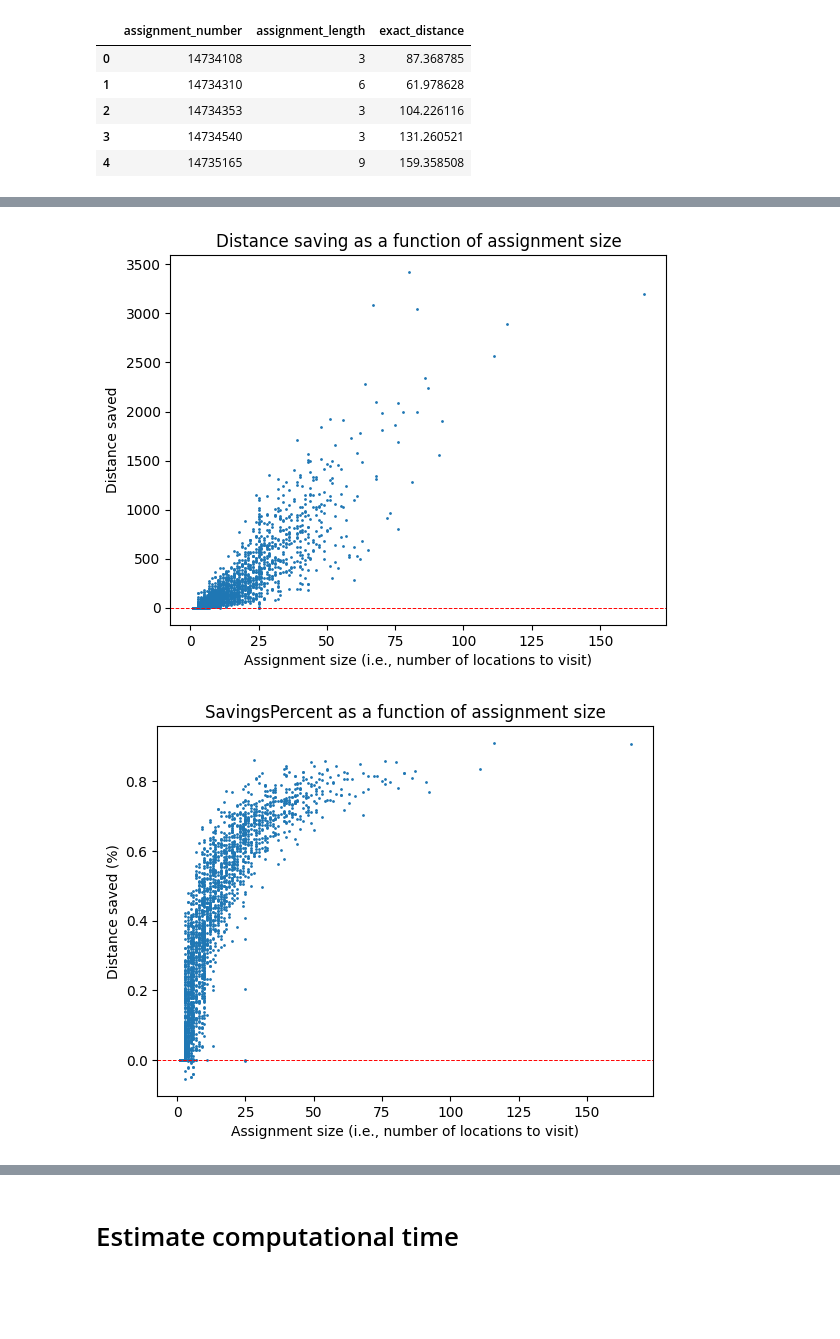
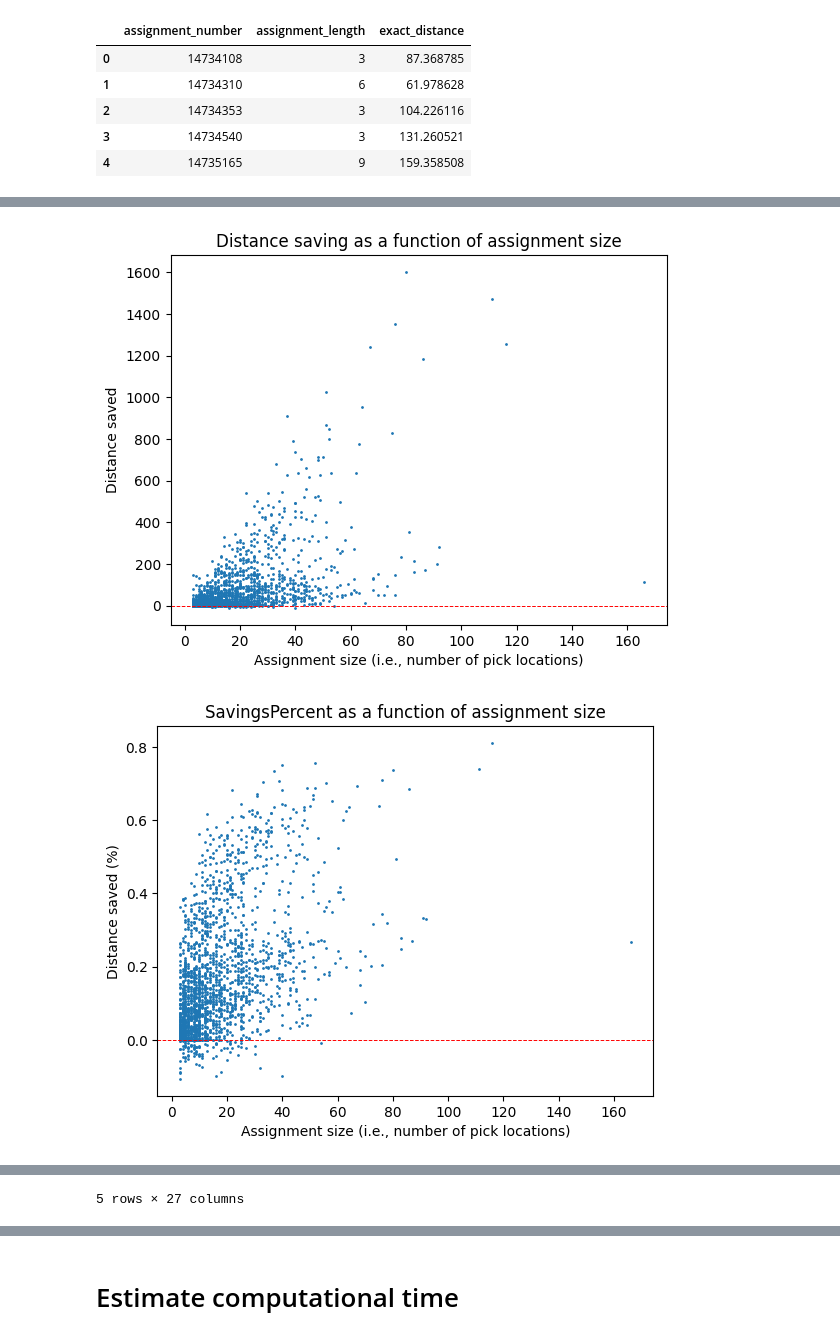
Before and after one commit to HasanVerses/batch_sequencing_optimization, a Jupyter notebook: notebooks/ld_computational_and_improvement_analysis.ipynb, the cells around one changed output, grey strips where cells are left out. Drawn from its saved outputs; the diff is of its cells as text; code cells hidden in the pictures; blank space fills up the shorter version.

```diff
--- a/notebooks/ld_computational_and_improvement_analysis.ipynb
+++ b/notebooks/ld_computational_and_improvement_analysis.ipynb
@@ -312,0 +350,8 @@ optimized_analysis.head()
+# %%
+# Reading the results for the new graph
+new_graph_df = pd.read_csv('analysis_data\LD_results_2022-05-10_new_graph.csv')  # results on routing v2 using Alex file
+new_graph_df = pd.read_csv('analysis_data\path_finding_with_DZ_new_graph_v2.csv')  # results on routing v2 with DZ
+#new_graph_df = pd.read_csv('analysis_data\path_finding_without_DZ_new_graph_v2.csv')  # results on routing v2 without DZ
+new_graph_df=new_graph_df.drop(columns=['Unnamed: 0.1', 'Unnamed: 0'])
+new_graph_df['AssignmentNumber'] = new_graph_df['AssignmentNumber'].astype('str')
+new_graph_df.head()
@@ -408,5 +561,7 @@ historical_versus_optimzied_df.head()
 # %%
 # filter the data you need
 # filter_historical_versus_optimzied_df = historical_versus_optimzied_df[(historical_versus_optimzied_df['opt_assignment_length']<=10)]
+filter_historical_versus_optimzied_df = historical_versus_optimzied_new_graph
 
-filter_historical_versus_optimzied_df = historical_versus_optimzied_df
+filter_historical_versus_optimzied_df['num_tasks'] = filter_historical_versus_optimzied_df['opt_assignment_length']
+filter_historical_versus_optimzied_df.to_csv('Analysis_without_DZ_LD.csv')
@@ -413,36 +574,63 @@ filter_historical_versus_optimzied_df = historical_versus_optimzied_df
 # %%
+import seaborn as sns
 # plot distance saved as a function of assignment size *individual assignments*
 
 data = filter_historical_versus_optimzied_df
 
 plt.scatter(data['opt_assignment_length'], data['DistanceSavings'], s=1)
 plt.ylabel('Distance saved')
-plt.xlabel('Assignment size (i.e., number of locations to visit)')
+plt.xlabel('Assignment size (i.e., number of pick locations)')
 plt.title('Distance saving as a function of assignment size')
 plt.axhline(0, color='red', linestyle='--', linewidth=0.7, label="Zero Line")
+plt.savefig('plots/distancesaving.png')
 plt.show()
 
 plt.scatter(data['opt_assignment_length'], data['SavingsPercent'], s=1)
 plt.ylabel('Distance saved (%)')
-plt.xlabel('Assignment size (i.e., number of locations to visit)')
+plt.xlabel('Assignment size (i.e., number of pick locations)')
 plt.title('SavingsPercent as a function of assignment size')
 plt.axhline(0, color='red', linestyle='--', linewidth=0.7, label="Zero Line")
+plt.savefig('plots/distance_saved_percentage.png')
 plt.show()
 
 x = data["opt_assignment_length"]
 y1 = data["UnoptimizedDistance"]
 y2 = data["OptimizedDistance"]
 y3 = data["OptimizedDistance"] - data["UnoptimizedDistance"]
+y4 = data["unopt"]
+y5 = data["opt"]
+y6 = data["opt"] - data["unopt"]
 
 plt.scatter(x, y1, label="Unoptimized Distance", s=1)
 plt.scatter(x, y2, label="Optimized Distance", s=1)
 plt.scatter(x, y3, label="Distance saved", s=1)
+# plt.scatter(x, y4, label="Unoptimized Distance (new graph)", s=1)
+# plt.scatter(x, y5, label="Optimized Distance (new graph)", s=1)
+# plt.scatter(x, y6, label="Distance saved (new graph)", s=1)
 plt.axhline(0, color='red', linestyle='--', linewidth=0.7, label="Zero Line")
 plt.xlabel("Assignment size (number of locations to visit)")
 plt.ylabel("Total Distance")
 plt.legend()
-plt.savefig(f'plots/optimized versus unoptimized.png')
+plt.savefig('plots/unoptimized_optimized.png')
 plt.show()
+
+correlation = data['UnoptimizedDistance'].corr(data['unopt'])
+plt.figure(figsize=(8, 6))
+sns.scatterplot(x='UnoptimizedDistance', y='unopt', data=data)
+plt.title(f'Correlation: {correlation:.2f}')
+plt.xlabel('UnoptimizedDistance')
+plt.ylabel('unopt')
+plt.show()
+
+correlation = data['OptimizedDistance'].corr(data['opt'])
+plt.figure(figsize=(8, 6))
+sns.scatterplot(x='OptimizedDistance', y='opt', data=data)
+plt.title(f'Correlation: {correlation:.2f}')
+plt.xlabel('OptimizedDistance')
+plt.ylabel('opt')
+plt.show()
+
+data.head()
 # %% [output]
-[figure, old version]
+[figure, new version]
-[figure, old version]
+[figure, new version]
@@ -450,2 +646,3 @@ plt.show()
+5 rows × 27 columns
 # %%
 # saving for different buckets based on assignment size
```
Also changed, not shown: parts of 26 cells of this notebook.
